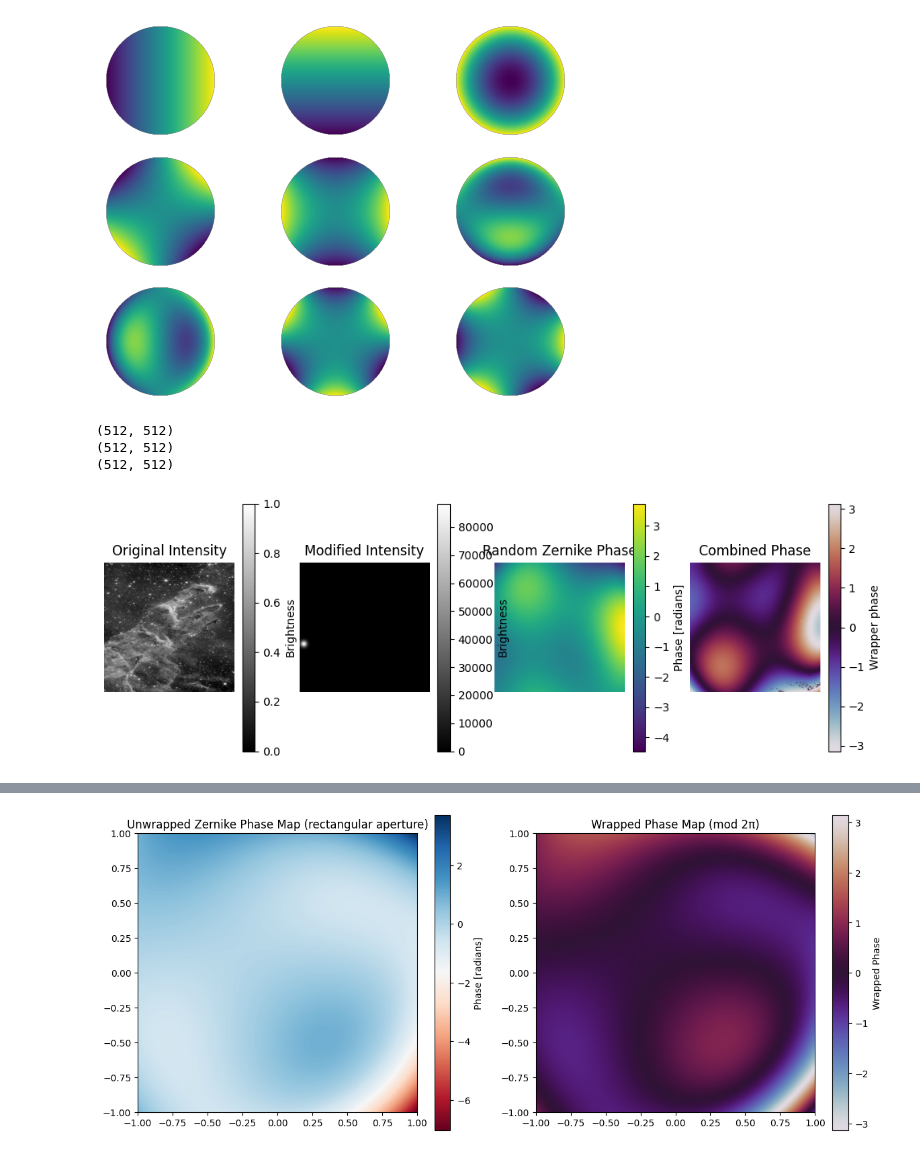
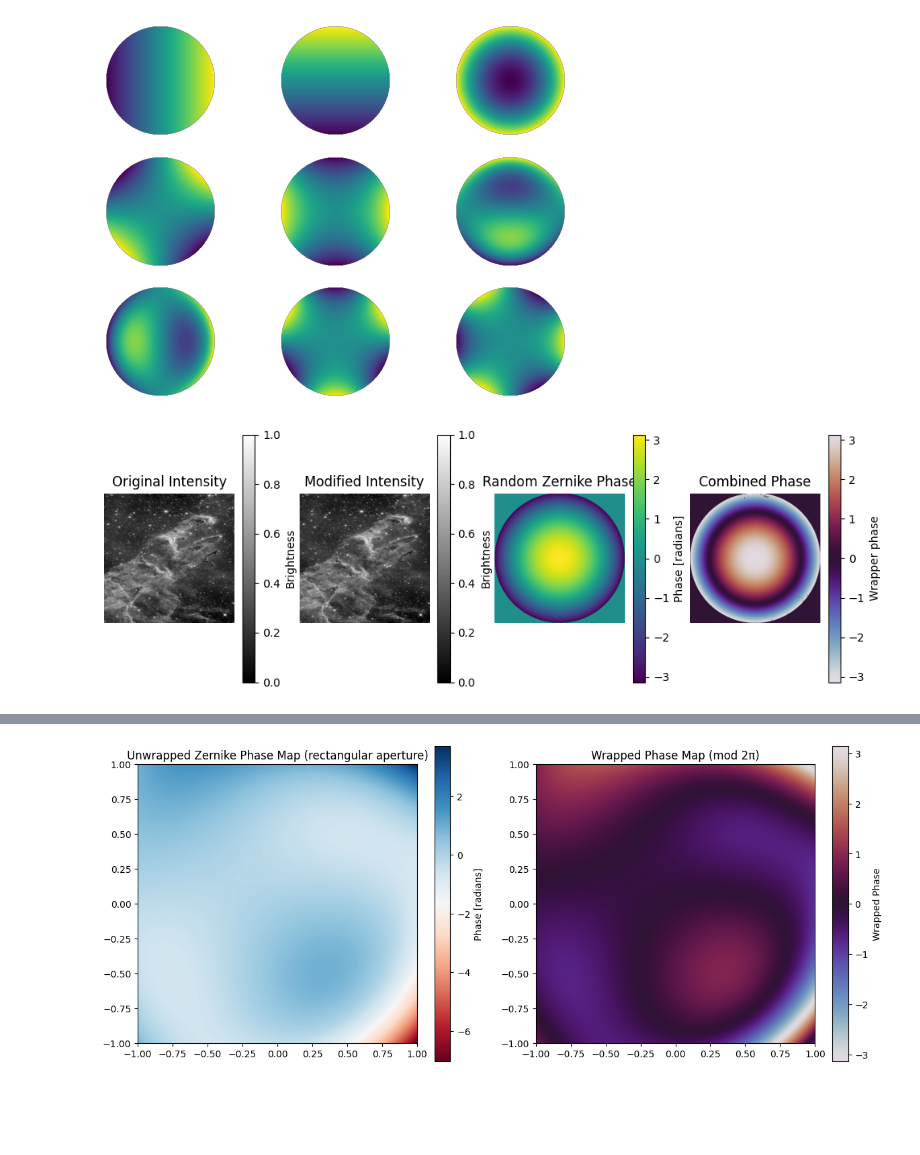
Before and after one commit to cbrabes/phastphase, a Jupyter notebook: generation_notebook.ipynb, the cells around one changed output, grey strips where cells are left out. Saved outputs shown, nothing was run; the diff lists cells and outputs as text; code cells hidden in the pictures; blank space fills up the shorter version.

```diff
--- a/generation_notebook.ipynb
+++ b/generation_notebook.ipynb
@@ -103,60 +103,59 @@ from phastphase.data_generation import data_generation_utils
 import cv2 as cv
 import numpy as np
 import matplotlib.pyplot as plt
+import jax.numpy as jnp
 
 # Generate unit disk mask
 N = 512
-y, x = np.linspace(-1, 1, N), np.linspace(-1, 1, N)
-X, Y = np.meshgrid(x, y)
-rho = np.sqrt(X**2 + Y**2)
-theta = np.arctan2(Y, X)
+y, x = jnp.linspace(-1, 1, N), jnp.linspace(-1, 1, N)
+X, Y = jnp.meshgrid(x, y)
+rho = jnp.sqrt(X**2 + Y**2)
+theta = jnp.arctan2(Y, X)
 mask = rho <= 1
 
 # Load image as near field intensity
 filename = "Pillars_of_Creation.png"
 image = cv.imread(filename, cv.IMREAD_GRAYSCALE)
 image = cv.resize(image,(N,N))
-intensity = np.asarray(image)
-# intensity = intensity / np.max(intensity)
+intensity = jnp.asarray(image)
+intensity = intensity / jnp.max(intensity)
 
 intensity_orignal = intensity.astype(float).copy()
 
 # plt.imshow(pillars, cmap='gray', origin='lower')
-data_generation_utils.add_gaussian_spot(intensity)
-# data_generation_utils.add_heaviside_spot(intensity)
+# data_generation_utils.add_gaussian_spot(intensity)
+data_generation_utils.add_heaviside_spot(intensity, x0=0, y0=0, radius = 1, amplitude_multiplier=1)
 
 # Generate phase map
-# phase_map = data_generation_utils.generate_zernike_phase_map(N, strength=5, aperature="circular")
-phase_map = data_generation_utils.generate_zernike_phase_map((N, N), strength=5, decay=0.05, aperature="cropped")
+# phase_map = data_generation_utils.generate_zernike_phase_map((N,N), min_j=4, max_j=4, aperature="circular")
+phase_map = data_generation_utils.generate_zernike_phase_map((N, N), min_j=4, max_j=4, aperature="circular")
+# phase_map += intensity_orignal
 
 # Combine into complex field
-E = np.sqrt(intensity) * np.exp(1j * phase_map)
+E = jnp.sqrt(intensity) * jnp.exp(1j * phase_map)
 
 fig, ax = plt.subplots(1, 4, figsize=(12, 4))
 
 im = ax[0].imshow(intensity_orignal, cmap='gray')
 ax[0].set_title("Original Intensity")
 fig.colorbar(im, label='Brightness', ax=ax[0])
 ax[0].axis('off')
 
 im = ax[1].imshow(intensity, cmap='gray')
 ax[1].set_title("Modified Intensity")
 fig.colorbar(im, label='Brightness', ax=ax[1])
 ax[1].axis('off')
 
 im = ax[2].imshow(phase_map, origin='lower')#, extent=(-1, 1, -1, 1))
 ax[2].set_title("Random Zernike Phase")
 fig.colorbar(im, label='Phase [radians]', ax=ax[2])
 ax[2].axis('off')
 
-im = ax[3].imshow(np.angle(E), cmap='twilight')
+im = ax[3].imshow(jnp.angle(E), cmap='twilight')
 ax[3].set_title("Combined Phase")
 fig.colorbar(im, label='Wrapper phase', ax=ax[3])
 ax[3].axis('off')
 
 plt.show()
 # %% [output]
-(512, 512)
-(512, 512)
-(512, 512)
-[figure, old version]
+[figure, new version]
```
Also changed, not shown: parts of 13 cells of this notebook.
